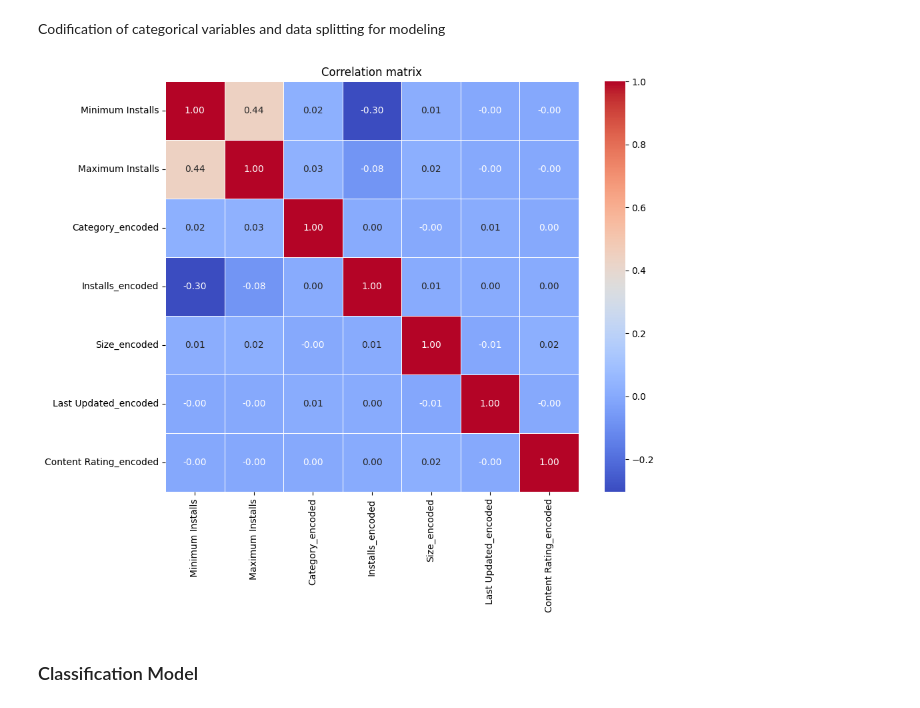
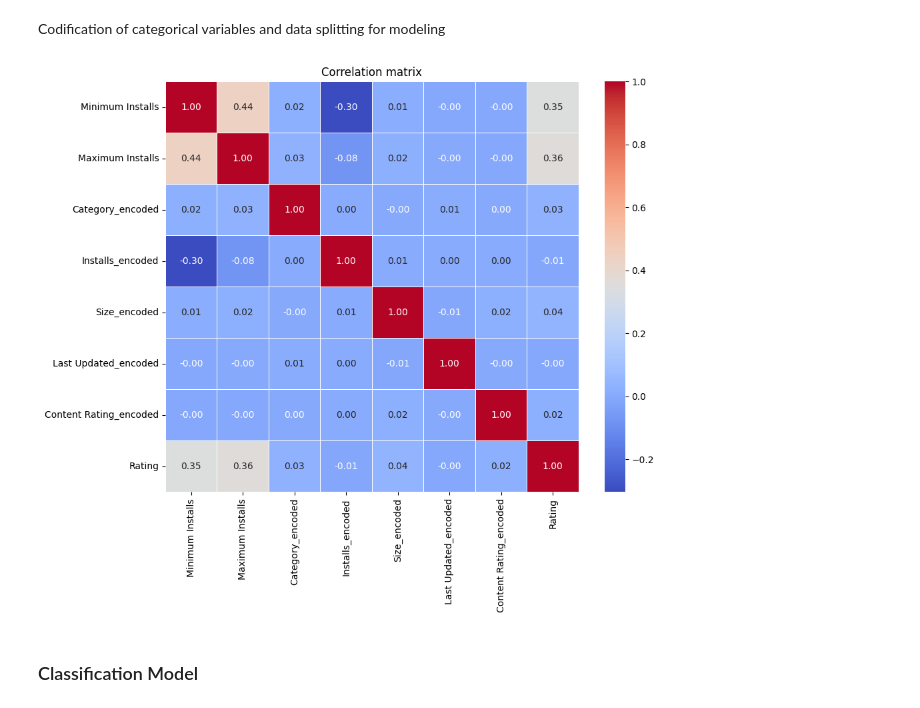
Before and after one commit to maria-clavijo/project_playstore_apps, a Jupyter notebook: notebooks/Rating Prediction.ipynb, the cells around one changed output. Saved outputs shown, nothing was run; the diff lists cells and outputs as text; code cells hidden in the pictures.

```diff
--- a/notebooks/Rating Prediction.ipynb
+++ b/notebooks/Rating Prediction.ipynb
@@ -75,14 +75,16 @@ x_encoded = x.drop(columns=x.select_dtypes(include=['object']).columns)
 x_train_encoded, x_test_encoded, y_train, y_test = train_test_split(x_encoded, y, test_size=0.2, random_state=42)
 # %%
 # Correlation matrix
-correlation_matrix = x_train_encoded.corr()
+matrix_corr = pd.concat([x_train_encoded, y_train], axis=1)
+
+correlation_matrix = matrix_corr.corr()
 
 plt.figure(figsize=(10, 8))
 sns.heatmap(correlation_matrix, annot=True, cmap='coolwarm', fmt=".2f", linewidths=0.5)
 plt.title('Correlation matrix')
 plt.show()
 # %% [output]
-[figure, old version]
+[figure, new version]
 # %%
 # Standardize the variables
 scaler = StandardScaler()
```
Also changed, not shown: parts of 1 cell of this notebook.
